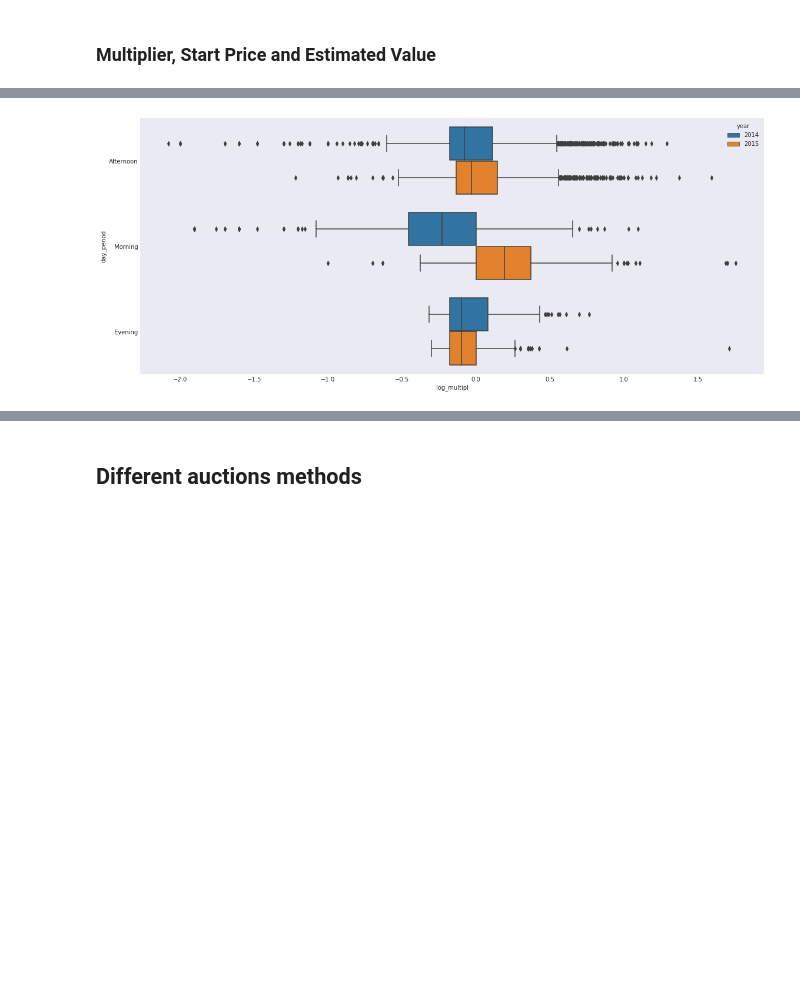
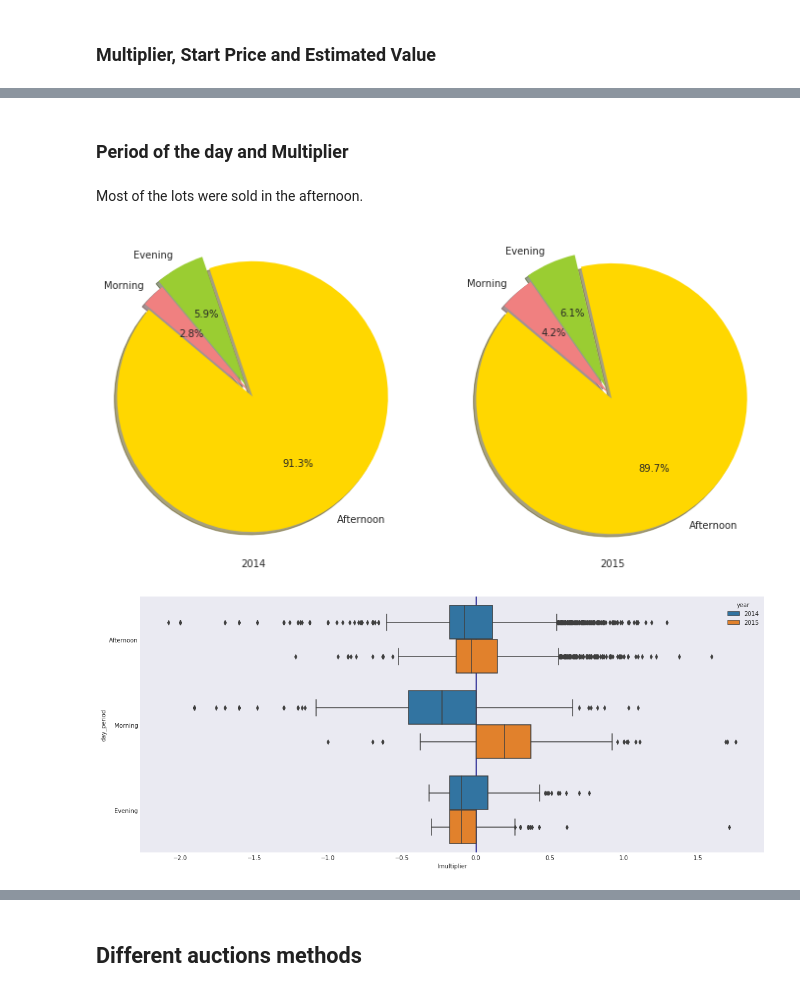
Before and after one commit to qmeeus/auction-optimiser, a Jupyter notebook: Report draft.ipynb, the cells around one changed output, grey strips where cells are left out. Cells and saved outputs as stored; diff of their text form; code cells hidden in the pictures; blank space fills up the shorter version.

```diff
--- a/Report draft.ipynb
+++ b/Report draft.ipynb
@@ -69,6 +79,6 @@ ax.set_xlabel(""); ax.set_ylabel(""); ax.set_title("Distribution of the multipli
 # %%
 fig, axs = plt.subplots(1, 2, figsize=(20, 6), sharey=True)
-for name, ax in zip(["multiplier", "log_multipl"], axs):
+for name, ax in zip(["multiplier", "lmultiplier"], axs):
     sns.violinplot(x=name, y="year", orient='h', data=data, ax=ax)
     ax.set_ylabel("")
 plt.tight_layout()
@@ -95,5 +125,28 @@ x = np.linspace(-2.5, .5, 100); [g.ax_joint.plot(x, x + c, c='navy') for c in (0
+# %% [markdown]
+### Period of the day and Multiplier
+# %% [markdown]
+Most of the lots were sold in the afternoon.
+# %%
+colors = ['gold', 'yellowgreen', 'lightcoral']
+explode = (.05, .05, .0)
+axs = (data
+ .groupby(["year", "day_period"])["multiplier"]
+ .count()
+ .unstack(level=0)
+ .plot(kind='pie', colors=colors, explode=explode, autopct='%1.1f%%', shadow=True, startangle=140, subplots=True)
+)
+
+for ax in axs:
+    ax.set_xlabel(ax.get_ylabel())
+    ax.set_ylabel("")
+    ax.get_legend().set_visible(False)
+    ax.axis('equal')
+
+plt.gcf().set_size_inches((12,6))
+# %% [output]
+[figure, added]
 # %%
-fig = plt.figure(figsize=(19,8)); ax = fig.add_subplot(111)
-sns.boxplot(x="log_multipl", y="day_period", hue="year", orient='h', data=data.sort_values("provider"), ax=ax);
+ax = sns.boxplot(x="lmultiplier", y="day_period", hue="year", orient='h', data=data.sort_values("provider"), ax=empty_axes((19,8)))
+ax.axvline(x=0, color="navy", zorder=0);
 # %% [output]
-[figure, old version]
+[figure, new version]
```
Also changed, not shown: parts of 10 cells of this notebook, 8 other files.
